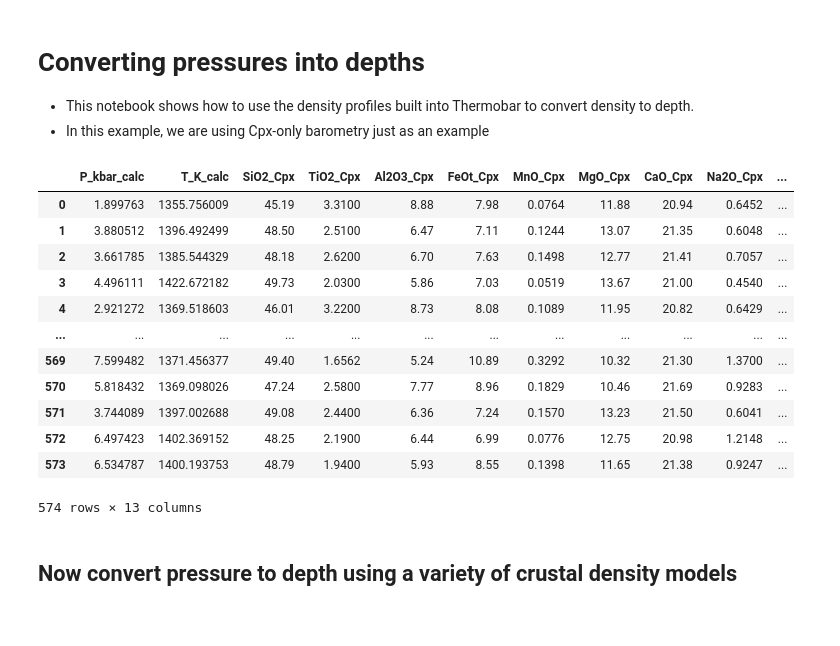
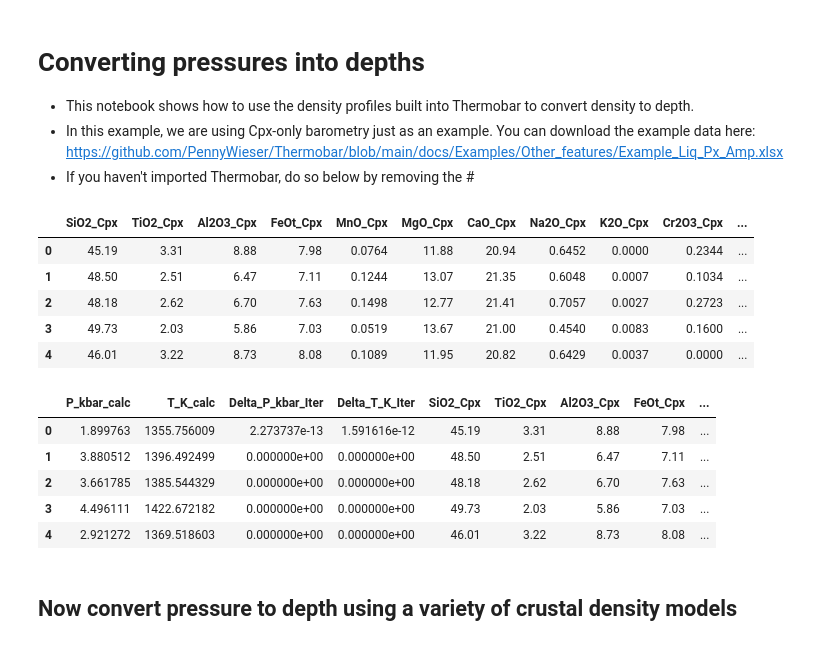
Before and after one commit to PennyWieser/Thermobar, a Jupyter notebook: docs/Examples/Other_features/Density_to_depth.ipynb, the cells around one changed output. Saved outputs shown, nothing was run; the diff lists cells and outputs as text; code cells hidden in the pictures.

```diff
--- a/docs/Examples/Other_features/Density_to_depth.ipynb
+++ b/docs/Examples/Other_features/Density_to_depth.ipynb
@@ -1,4 +1,5 @@
 # %% [markdown]
 # Converting pressures into depths
 - This notebook shows how to use the density profiles built into Thermobar to convert density to depth.
-- In this example, we are using Cpx-only barometry just as an example
+- In this example, we are using Cpx-only barometry just as an example. You can download the example data here: https://github.com/PennyWieser/Thermobar/blob/main/docs/Examples/Other_features/Example_Liq_Px_Amp.xlsx
+- If you haven't imported Thermobar, do so below by removing the #
@@ -8,26 +11,27 @@ import pandas as pd
 import numpy as np
 import matplotlib.pyplot as plt
 # %%
-out2=pt.import_excel('teneguia1971_py.xlsx', sheet_name="Pyroxene")
+out2=pt.import_excel('Example_Liq_Px_Amp.xlsx', sheet_name="Pyroxene")
 Cpxs1=out2['Cpxs']
+Cpxs1.head()
+# %% [output]
+|  | SiO2_Cpx | TiO2_Cpx | Al2O3_Cpx | FeOt_Cpx | MnO_Cpx | MgO_Cpx | CaO_Cpx | Na2O_Cpx | K2O_Cpx | Cr2O3_Cpx | ... |
+| 0 | 45.19 | 3.31 | 8.88 | 7.98 | 0.0764 | 11.88 | 20.94 | 0.6452 | 0.0000 | 0.2344 | ... |
+| 1 | 48.50 | 2.51 | 6.47 | 7.11 | 0.1244 | 13.07 | 21.35 | 0.6048 | 0.0007 | 0.1034 | ... |
+| 2 | 48.18 | 2.62 | 6.70 | 7.63 | 0.1498 | 12.77 | 21.41 | 0.7057 | 0.0027 | 0.2723 | ... |
+| 3 | 49.73 | 2.03 | 5.86 | 7.03 | 0.0519 | 13.67 | 21.00 | 0.4540 | 0.0083 | 0.1600 | ... |
+| 4 | 46.01 | 3.22 | 8.73 | 8.08 | 0.1089 | 11.95 | 20.82 | 0.6429 | 0.0037 | 0.0000 | ... |
 # %%
 Calc_P=pt.calculate_cpx_only_press_temp(cpx_comps=Cpxs1,
                                                equationT="T_Put2008_eq32d",
                                                equationP="P_Put2008_eq32b")
-Calc_P
+Calc_P.head()
 # %% [output]
-|  | P_kbar_calc | T_K_calc | SiO2_Cpx | TiO2_Cpx | Al2O3_Cpx | FeOt_Cpx | MnO_Cpx | MgO_Cpx | CaO_Cpx | Na2O_Cpx | ... |
-| 0 | 1.899763 | 1355.756009 | 45.19 | 3.3100 | 8.88 | 7.98 | 0.0764 | 11.88 | 20.94 | 0.6452 | ... |
-| 1 | 3.880512 | 1396.492499 | 48.50 | 2.5100 | 6.47 | 7.11 | 0.1244 | 13.07 | 21.35 | 0.6048 | ... |
-| 2 | 3.661785 | 1385.544329 | 48.18 | 2.6200 | 6.70 | 7.63 | 0.1498 | 12.77 | 21.41 | 0.7057 | ... |
-| 3 | 4.496111 | 1422.672182 | 49.73 | 2.0300 | 5.86 | 7.03 | 0.0519 | 13.67 | 21.00 | 0.4540 | ... |
-| 4 | 2.921272 | 1369.518603 | 46.01 | 3.2200 | 8.73 | 8.08 | 0.1089 | 11.95 | 20.82 | 0.6429 | ... |
-| ... | ... | ... | ... | ... | ... | ... | ... | ... | ... | ... | ... |
-| 569 | 7.599482 | 1371.456377 | 49.40 | 1.6562 | 5.24 | 10.89 | 0.3292 | 10.32 | 21.30 | 1.3700 | ... |
-| 570 | 5.818432 | 1369.098026 | 47.24 | 2.5800 | 7.77 | 8.96 | 0.1829 | 10.46 | 21.69 | 0.9283 | ... |
-| 571 | 3.744089 | 1397.002688 | 49.08 | 2.4400 | 6.36 | 7.24 | 0.1570 | 13.23 | 21.50 | 0.6041 | ... |
-| 572 | 6.497423 | 1402.369152 | 48.25 | 2.1900 | 6.44 | 6.99 | 0.0776 | 12.75 | 20.98 | 1.2148 | ... |
-| 573 | 6.534787 | 1400.193753 | 48.79 | 1.9400 | 5.93 | 8.55 | 0.1398 | 11.65 | 21.38 | 0.9247 | ... |
+|  | P_kbar_calc | T_K_calc | Delta_P_kbar_Iter | Delta_T_K_Iter | SiO2_Cpx | TiO2_Cpx | Al2O3_Cpx | FeOt_Cpx | ... |
+| 0 | 1.899763 | 1355.756009 | 2.273737e-13 | 1.591616e-12 | 45.19 | 3.31 | 8.88 | 7.98 | ... |
+| 1 | 3.880512 | 1396.492499 | 0.000000e+00 | 0.000000e+00 | 48.50 | 2.51 | 6.47 | 7.11 | ... |
+| 2 | 3.661785 | 1385.544329 | 0.000000e+00 | 0.000000e+00 | 48.18 | 2.62 | 6.70 | 7.63 | ... |
+| 3 | 4.496111 | 1422.672182 | 0.000000e+00 | 0.000000e+00 | 49.73 | 2.03 | 5.86 | 7.03 | ... |
+| 4 | 2.921272 | 1369.518603 | 0.000000e+00 | 0.000000e+00 | 46.01 | 3.22 | 8.73 | 8.08 | ... |
-574 rows × 13 columns
 # %% [markdown]
 ## Now convert pressure to depth using a variety of crustal density models
```
Also changed, not shown: parts of 9 cells of this notebook, 2 other files.
